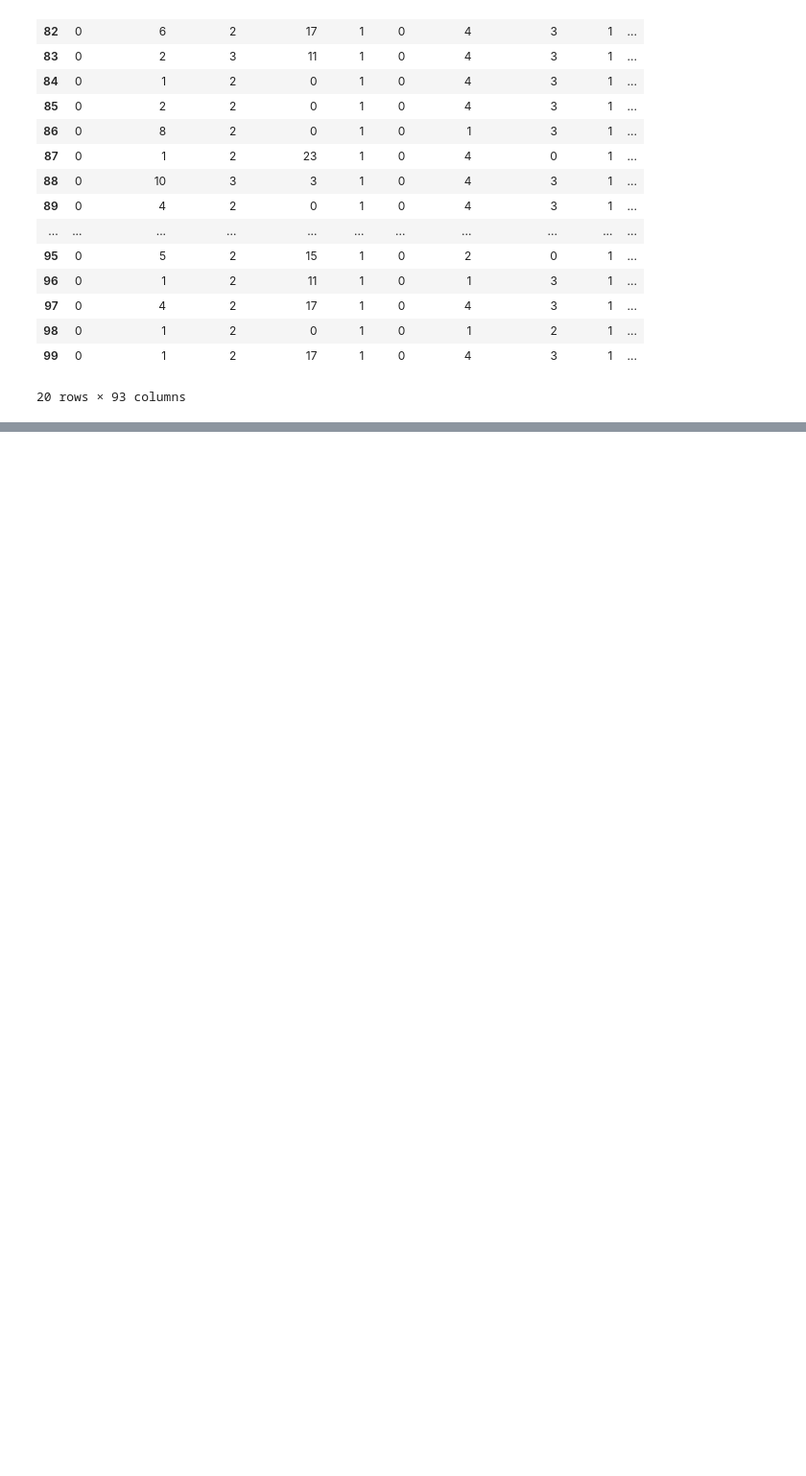
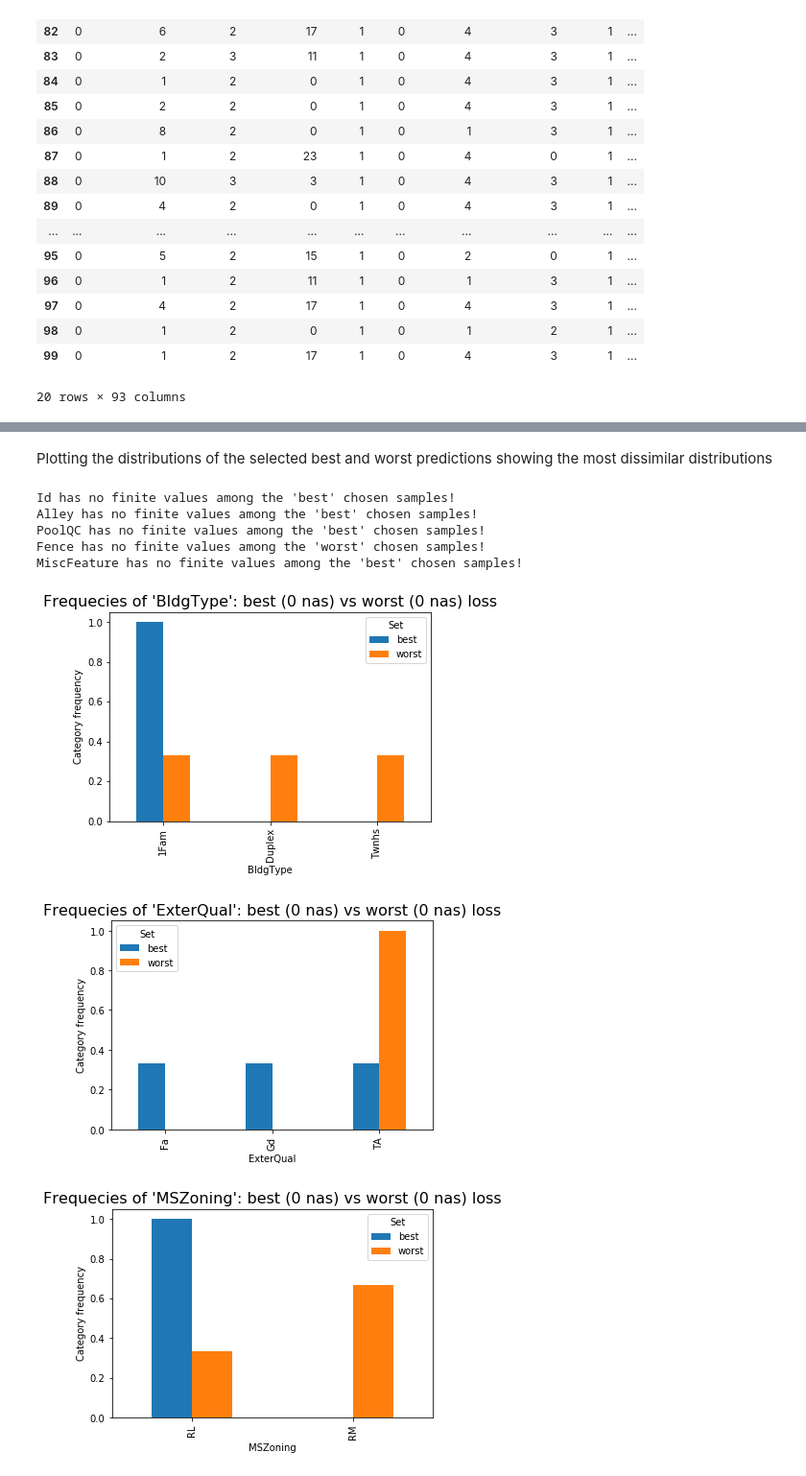
Before and after one commit to eschmidt42/kaggle_house_prices, a Jupyter notebook: notebooks/03_model_inspection.ipynb, the cells around one changed output, grey strips where cells are left out. Shown: that part at 96% size. Saved outputs shown, nothing was run; the diff lists cells and outputs as text; code cells hidden in the pictures; blank space fills up the shorter version.

```diff
--- a/notebooks/03_model_inspection.ipynb
+++ b/notebooks/03_model_inspection.ipynb
@@ -180,0 +290,23 @@ display_all(losses)
+# %%
+def get_best_vs_worst_feature_distributions(to:TabularPandas, best:np.ndarray,
+                                            worst:np.ndarray):
+    decoded_xs = to.valid.decode()
+    cat_freqs = {}
+    for col in to.cat_names:
+        _best, _worst, _best_nas, _worst_nas = get_cat_freqs(col, decoded_xs, best, worst)
+        _score = distribution_similarity(_best, _worst)
+        cat_freqs[col] = {"best": _best, "worst":_worst, "score": _score,
+                          "best_nas": _best_nas, "worst_nas": _worst_nas}
+
+    cont_freqs = {}
+    for col in to.cont_names:
+        # to.valid.xs
+        _best, _worst, _best_nas, _worst_nas = get_cont_freqs(col, decoded_xs, best, worst, nbins=50)
+        _score = distribution_similarity(_best, _worst)
+        cont_freqs[col] = {"best": _best, "worst":_worst, "score": _score,
+                           "best_nas": _best_nas, "worst_nas": _worst_nas}
+
+    return cat_freqs, cont_freqs
+# %%
+%%time
+cat_freqs, cont_freqs = get_best_vs_worst_feature_distributions(to, best_ix, worst_ix)
@@ -180,0 +327,30 @@ display_all(losses)
+# %% [markdown]
+Plotting the distributions of the selected best and worst predictions showing the most dissimilar distributions
+# %%
+def plot_top_distributions(cat_freqs:dict=None, cont_freqs:dict=None, top_n:int=5):
+    all_freqs = {"cat": cat_freqs, "cont": cont_freqs}
+    for kind, freqs in all_freqs.items():
+        if freqs is None: continue
+        for i, col in enumerate(sorted(freqs, key=lambda x: freqs[x]["score"], reverse=True)):
+            if i > top_n: break
+            if kind == "cat": plot_best_vs_worst_categorical(col,
+                                                             freqs[col]["best"],
+                                                             freqs[col]["worst"],
+                                                             best_nas=freqs[col]["best_nas"],
+                                                             worst_nas=freqs[col]["worst_nas"])
+            if kind == "cont": plot_best_vs_worst_continuous(col,
+                                                             freqs[col]["best"],
+                                                             freqs[col]["worst"],
+                                                             best_nas=freqs[col]["best_nas"],
+                                                             worst_nas=freqs[col]["worst_nas"])
+# %%
+plot_top_distributions(cat_freqs=cat_freqs, top_n=7)
+# %% [output]
+Id has no finite values among the 'best' chosen samples!
+Alley has no finite values among the 'best' chosen samples!
+PoolQC has no finite values among the 'best' chosen samples!
+Fence has no finite values among the 'worst' chosen samples!
+MiscFeature has no finite values among the 'best' chosen samples!
+[figure, added]
+[figure, added]
+[figure, added]
```
Also changed, not shown: parts of 44 cells of this notebook.
